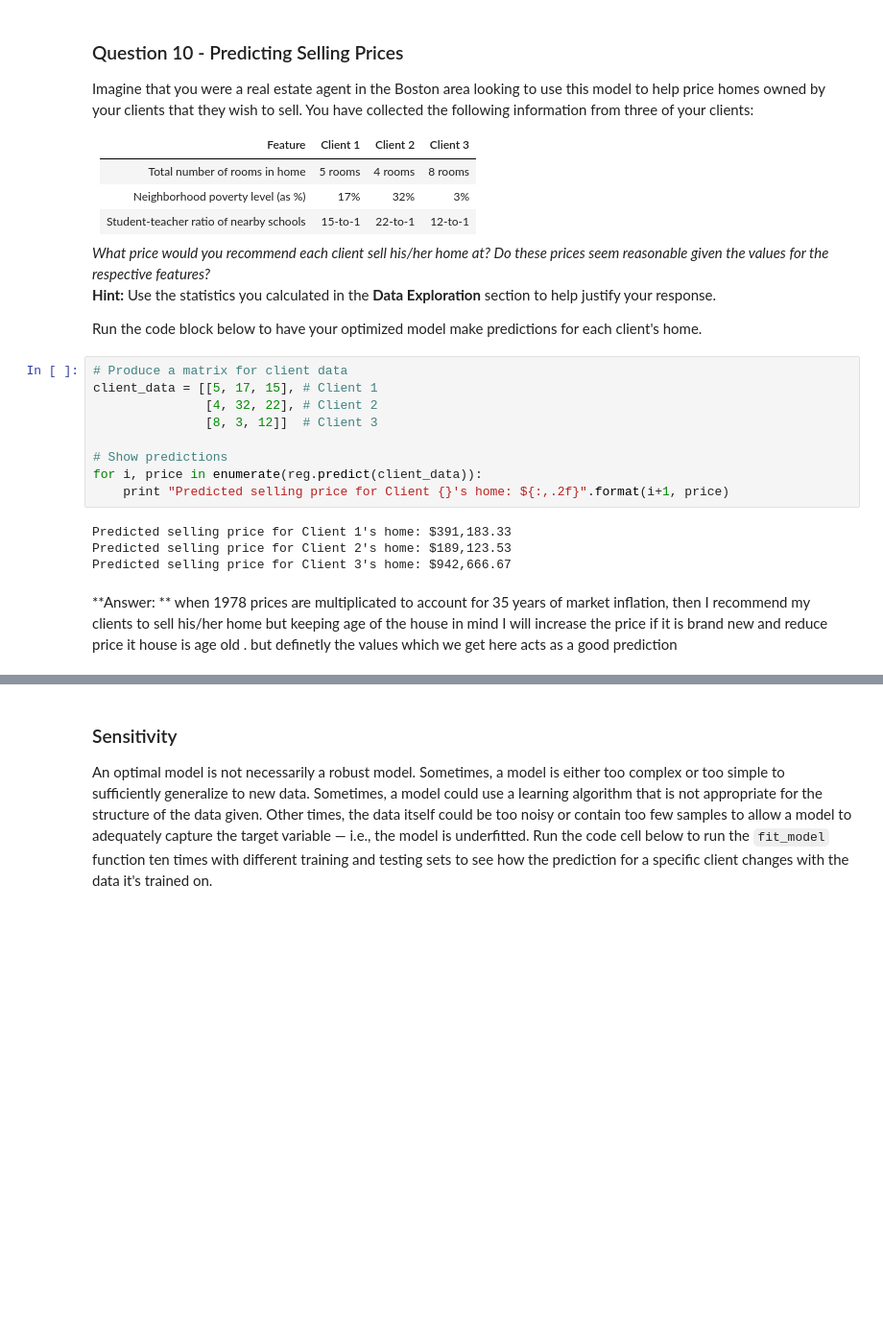
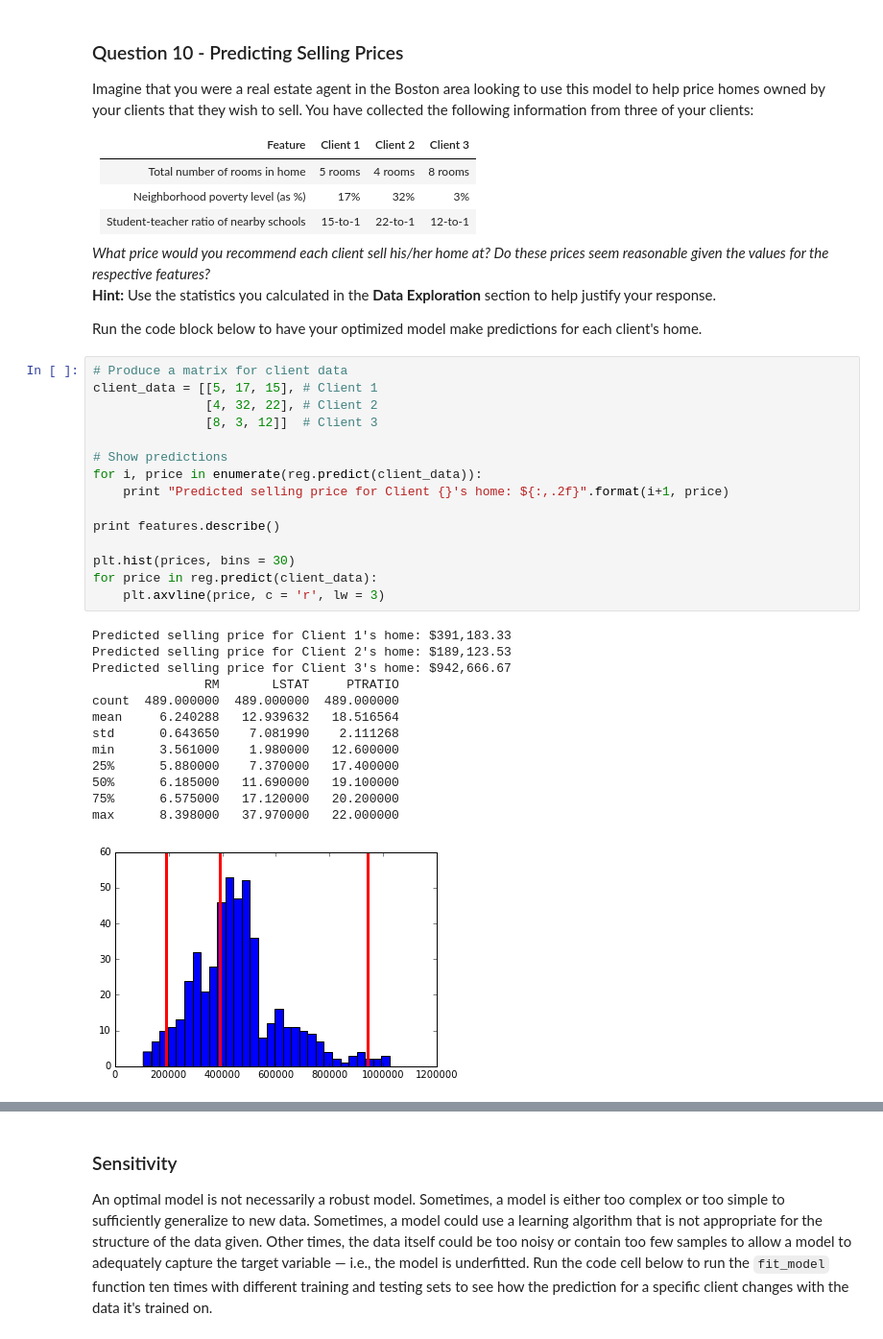
Before and after one commit to vk927/udacity-MLND, a Jupyter notebook: Boston_Housing/boston_housing.ipynb, the cells around one changed output, grey strips where cells are left out. Shown at 96% size. Cells and saved outputs as stored; diff of their text form; blank space fills up the shorter version.

```diff
--- a/Boston_Housing/boston_housing.ipynb
+++ b/Boston_Housing/boston_housing.ipynb
@@ -391,17 +396,29 @@ Run the code block below to have your optimized model make predictions for each
 # %%
 # Produce a matrix for client data
 client_data = [[5, 17, 15], # Client 1
                [4, 32, 22], # Client 2
                [8, 3, 12]]  # Client 3
 
 # Show predictions
 for i, price in enumerate(reg.predict(client_data)):
     print "Predicted selling price for Client {}'s home: ${:,.2f}".format(i+1, price)
+
+print features.describe()
+
+plt.hist(prices, bins = 30)
+for price in reg.predict(client_data):
+    plt.axvline(price, c = 'r', lw = 3)
 # %% [output]
 Predicted selling price for Client 1's home: $391,183.33
 Predicted selling price for Client 2's home: $189,123.53
 Predicted selling price for Client 3's home: $942,666.67
+               RM       LSTAT     PTRATIO
+count  489.000000  489.000000  489.000000
+mean     6.240288   12.939632   18.516564
+std      0.643650    7.081990    2.111268
+min      3.561000    1.980000   12.600000
+25%      5.880000    7.370000   17.400000
+50%      6.185000   11.690000   19.100000
+75%      6.575000   17.120000   20.200000
+max      8.398000   37.970000   22.000000
+[figure, added]
-# %% [markdown]
-**Answer: **
-when 1978 prices are multiplicated to account for 35 years of market inflation, then I recommend my clients to sell his/her home but keeping age of the house in mind I will increase the price if it is brand new and reduce price it house is age old .
-but definetly the values which we get here acts as a good prediction
```
Also changed, not shown: parts of 5 cells of this notebook, 1 other file.
